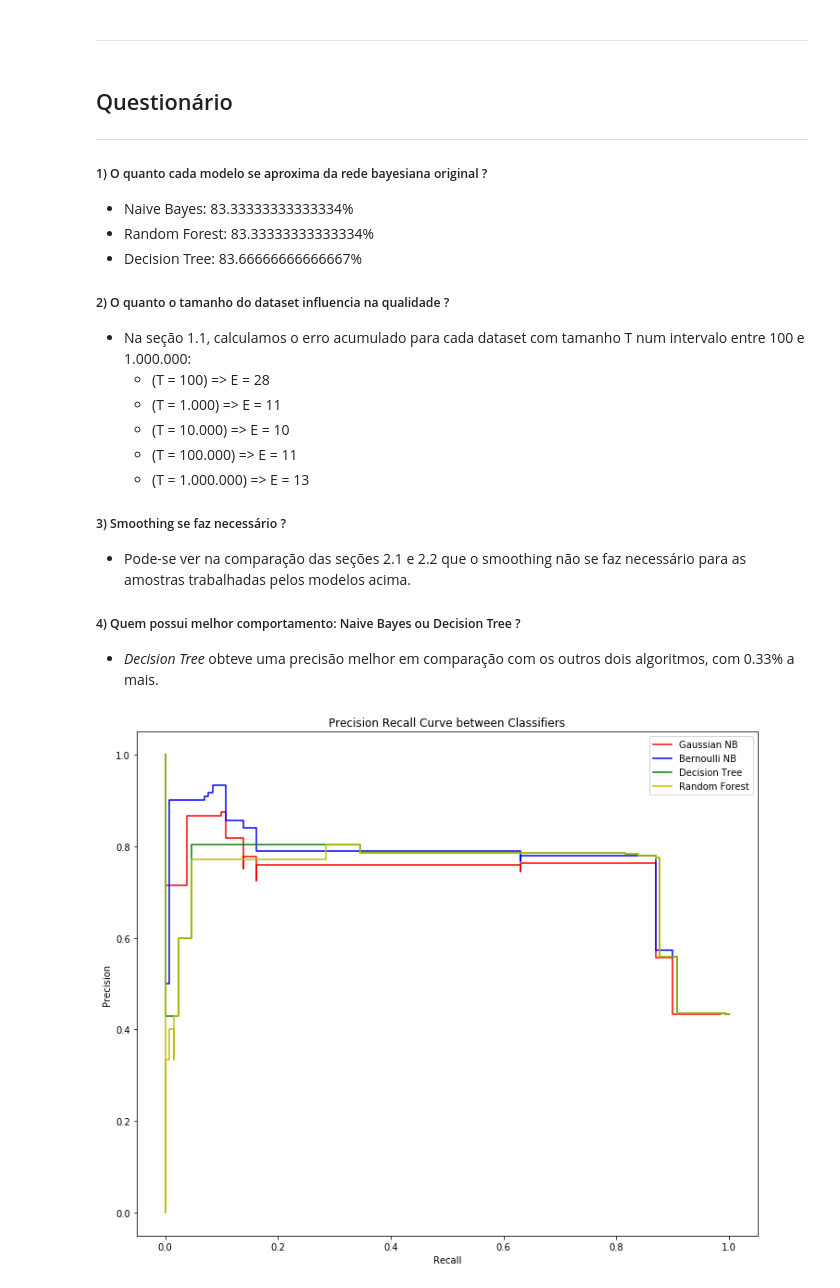
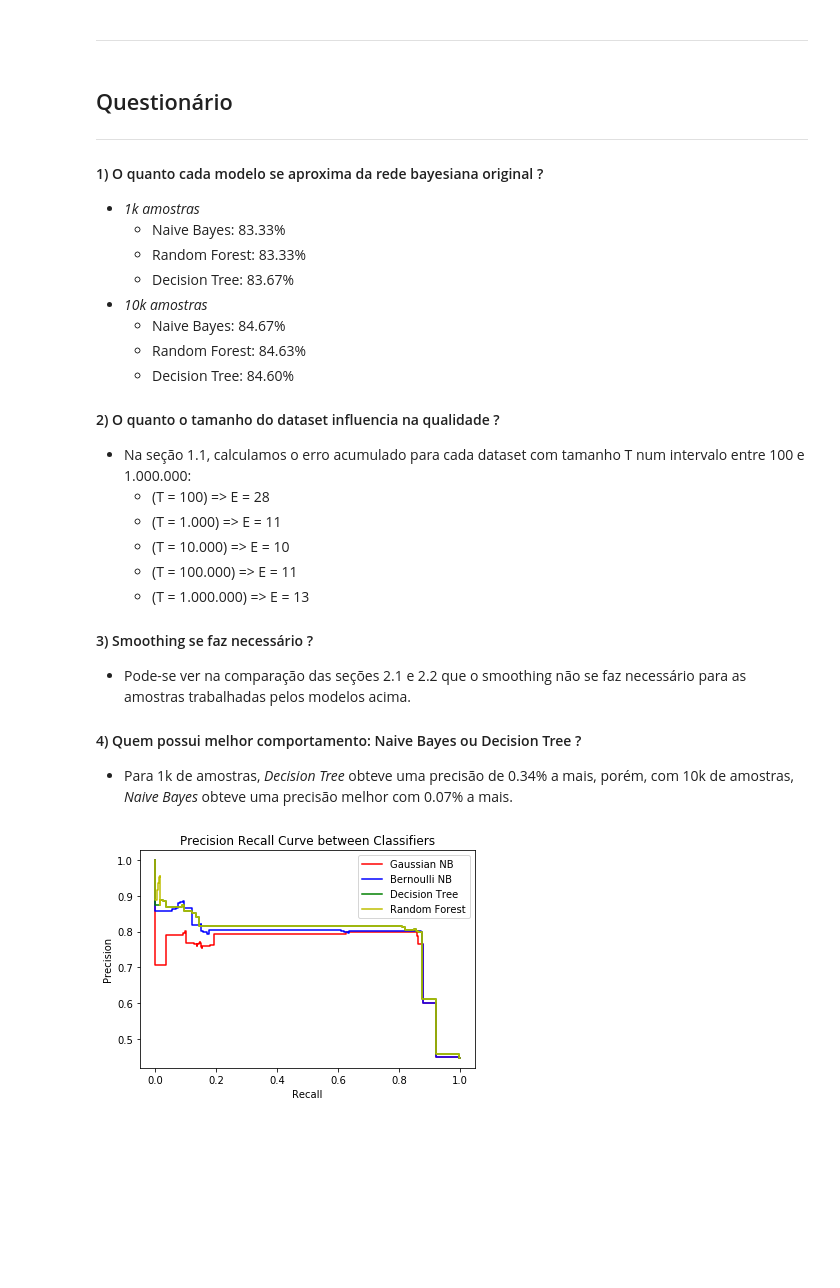
Before and after one commit to AkioCode/IAProjeto2, a Jupyter notebook: Relatório.ipynb, the cells around one changed output. Saved outputs shown, nothing was run; the diff lists cells and outputs as text; code cells hidden in the pictures; blank space fills up the shorter version.

Commit message:
alteracoes e correcoes de texto e tamanho de amostragem em testes

```diff
--- a/Relatório.ipynb
+++ b/Relatório.ipynb
@@ -326,19 +326,19 @@ def plot_learning_curve(estimator, title, X, y, ylim=None, cv=None,
 ***
 ## 2. Naive Bayes
 # %%
-#Instanciação do modelo guassian naive bayes
+#Instanciação do modelo gaussian naive bayes
 modelGaussian = GaussianNB()
-modelGaussian.fit(X1k_train, y1k_train)
+modelGaussian.fit(X_train, y_train)
 
 #Instanciação do modelo bernoulli naive bayes
 modelBernoulli = BernoulliNB()
-modelBernoulli.fit(X1k_train, y1k_train)
+modelBernoulli.fit(X_train, y_train)
 
 #Gráficos de curva de aprendizado de comparação de pontuação de treinamento e validação de pontuação de ambas instâncias
 title = "Learning Curves (Gaussian Naive Bayes)"
 cv = ShuffleSplit(n_splits=100, test_size=0.3, random_state=0)
-plot_learning_curve(modelGaussian, title, X1k_train, y1k_train, None, cv)
+plot_learning_curve(modelGaussian, title, X_train, y_train, None, cv)
 title = "Learning Curves (Bernoulli Naive Bayes)"
-plot_learning_curve(modelBernoulli, title, X1k_train, y1k_train, None, cv)
+plot_learning_curve(modelBernoulli, title, X_train, y_train, None, cv)
 plt.show()
 # %% [output]
@@ -379,13 +379,13 @@ Classification metrics from Naive-Bayes (using Bernoulli algorithm)
 # var_smoothing: parte da maior variância de todas as variáveis que são adicionadas às variancias da função
 #                para calcular a estabilidade
 modelGaussian = GaussianNB(var_smoothing = 0)
-modelGaussian.fit(X1k_train, y1k_train)
+modelGaussian.fit(X_train, y_train)
 
 # alpha: parâmetro smoothing da função
 modelBernoulli = BernoulliNB(alpha = 0)
-modelBernoulli.fit(X1k_train, y1k_train)
+modelBernoulli.fit(X_train, y_train)
 
-printScores("Naive-Bayes (using Gaussian algorithm without smoothing)", y1k_test , modelGaussian.predict(X1k_test))
-printScores("Naive-Bayes (using Bernoulli algorithm without smoothing)", y1k_test, modelBernoulli.predict(X1k_test))
+printScores("Naive-Bayes (using Gaussian algorithm without smoothing)", y_test , modelGaussian.predict(X_test))
+printScores("Naive-Bayes (using Bernoulli algorithm without smoothing)", y_test, modelBernoulli.predict(X_test))
 # %% [output]
 Classification metrics from Naive-Bayes (using Gaussian algorithm without smoothing)
@@ -408,7 +408,7 @@ forest = RandomForestClassifier(n_estimators=10000,
                                 random_state=0,
                                 n_jobs=-1)
 
-forest.fit(X1k_train, y1k_train)
+forest.fit(X_train, y_train)
 # %% [output]
 RandomForestClassifier(bootstrap=True, class_weight=None, criterion='entropy',
             max_depth=None, max_features='sqrt', max_leaf_nodes=None,
@@ -464,4 +464,4 @@ clf = tree.DecisionTreeClassifier(criterion='entropy',
                                 random_state=0)
 
 #Treinamento com base de dados
-clf1k = clf.fit(X1k_train, y1k_train)
+clf.fit(X_train, y_train)
@@ -526,13 +533,18 @@ graph1k
 # %% [markdown]
 ## Questionário
 ***
-##### 1) O quanto cada modelo se aproxima da rede bayesiana original ?
+#### 1) O quanto cada modelo se aproxima da rede bayesiana original ?
 
-   * Naive Bayes: 83.33333333333334%
-   * Random Forest: 83.33333333333334%
-   * Decision Tree: 83.66666666666667%
+ * _1k amostras_
+   * Naive Bayes: 83.33%
+   * Random Forest: 83.33%
+   * Decision Tree: 83.67%
+ * _10k amostras_
+   * Naive Bayes: 84.67%
+   * Random Forest: 84.63%
+   * Decision Tree: 84.60%
 
-##### 2) O quanto o tamanho do dataset influencia na qualidade ?
+#### 2) O quanto o tamanho do dataset influencia na qualidade ?
 
    - Na seção 1.1, calculamos o erro acumulado para cada dataset com tamanho T num intervalo entre 100 e 1.000.000:
        * (T = 100) => E = 28
@@ -541,34 +553,34 @@ graph1k
        * (T = 100.000) => E = 11
        * (T = 1.000.000) => E = 13
 
-##### 3) Smoothing se faz necessário ?
+#### 3) Smoothing se faz necessário ?
 
    - Pode-se ver na comparação das seções 2.1 e 2.2 que o smoothing não se faz necessário para as amostras trabalhadas pelos modelos acima.
 
-##### 4) Quem possui melhor comportamento: Naive Bayes ou Decision Tree ?
-   - _Decision Tree_ obteve uma precisão melhor em comparação com os outros dois algoritmos, com 0.33% a mais.
+#### 4) Quem possui melhor comportamento: Naive Bayes ou Decision Tree ?
+   - Para 1k de amostras, _Decision Tree_ obteve uma precisão de 0.34% a mais, porém, com 10k de amostras, _Naive Bayes_ obteve uma precisão melhor com 0.07% a mais.
 # %%
-GaussianNB_prob = modelGaussian.predict_proba(X1k_test)
-GaussianNB_prob_prec, GaussianNB_prob_recall, _ = precision_recall_curve(y1k_test, GaussianNB_prob[:,1])
+GaussianNB_prob = modelGaussian.predict_proba(X_test)
+GaussianNB_prob_prec, GaussianNB_prob_recall, _ = precision_recall_curve(y_test, GaussianNB_prob[:,1])
 
-BernoulliNB_prob = modelBernoulli.predict_proba(X1k_test)
-BernoulliNB_prob_prec, BernoulliNB_prob_recall, _ = precision_recall_curve(y1k_test, BernoulliNB_prob[:,1])
+BernoulliNB_prob = modelBernoulli.predict_proba(X_test)
+BernoulliNB_prob_prec, BernoulliNB_prob_recall, _ = precision_recall_curve(y_test, BernoulliNB_prob[:,1])
 
-clf_prob = clf.predict_proba(X1k_test)
-clf_prob_prec, clf_prob_recall, _ = precision_recall_curve(y1k_test, clf_prob[:,1])
+clf_prob = clf.predict_proba(X_test)
+clf_prob_prec, clf_prob_recall, _ = precision_recall_curve(y_test, clf_prob[:,1])
 
-forest_prob = forest.predict_proba(X1k_test)
-forest_prob_prec, forest_prob_recall, _ = precision_recall_curve(y1k_test, forest_prob[:,1])
+forest_prob = forest.predict_proba(X_test)
+forest_prob_prec, forest_prob_recall, _ = precision_recall_curve(y_test, forest_prob[:,1])
 
 plt.step(GaussianNB_prob_recall, GaussianNB_prob_prec, color='r', where='post')
 plt.step(BernoulliNB_prob_recall, BernoulliNB_prob_prec, color='b', where='post')
 plt.step(clf_prob_recall, clf_prob_prec, color='g', where='post')
 plt.step(forest_prob_recall, forest_prob_prec, color='y', where='post')
 plt.xlabel('Recall')
 plt.ylabel('Precision')
 plt.title('Precision Recall Curve between Classifiers')
 plt.legend(('Gaussian NB', 'Bernoulli NB', 'Decision Tree', 'Random Forest'))
 plt.rcParams["figure.figsize"] = (14, 10)
 plt.show()
 # %% [output]
-[figure, old version]
+[figure, new version]
```
Also changed, not shown: parts of 11 cells of this notebook, 2 other files.
